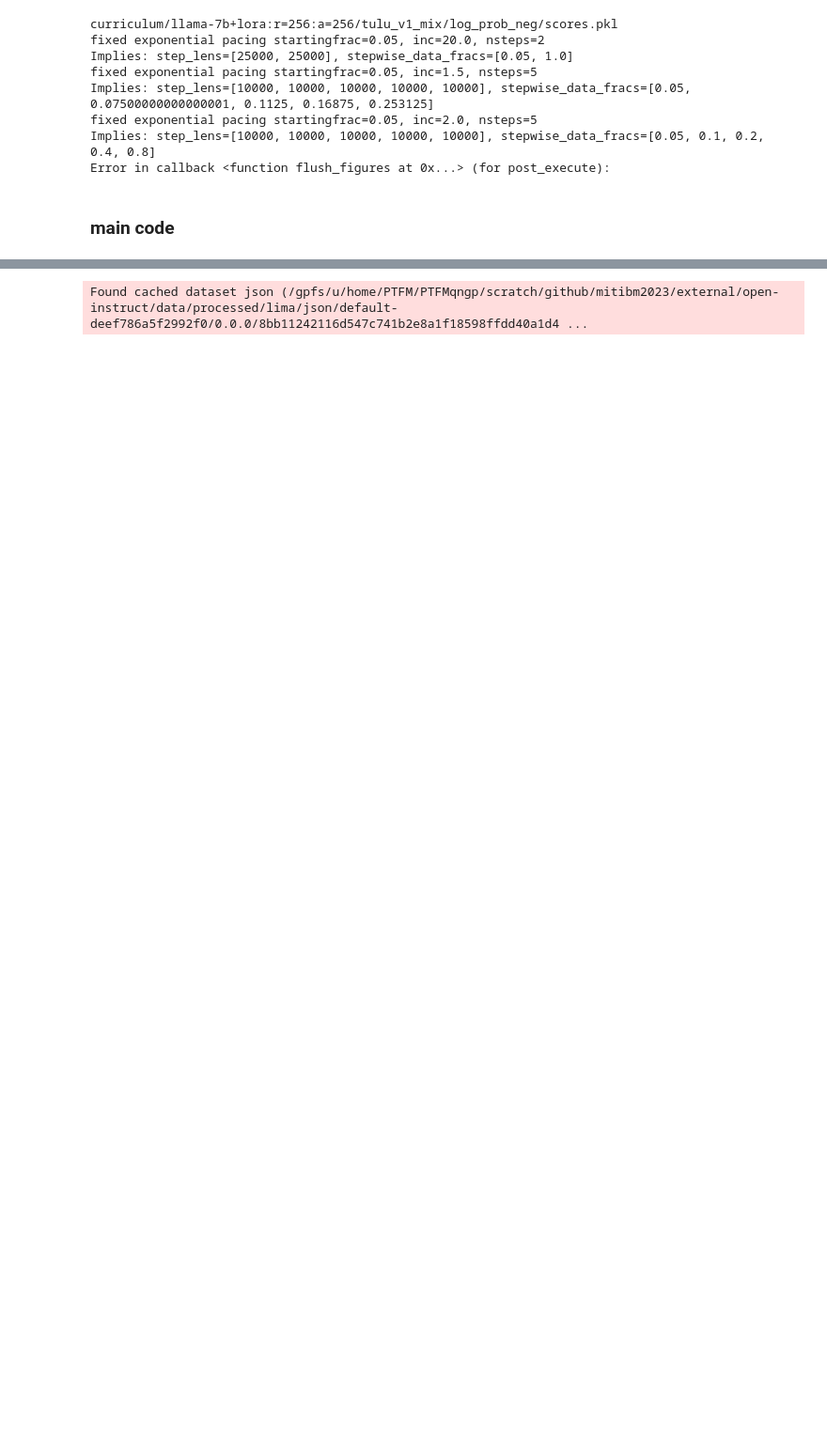
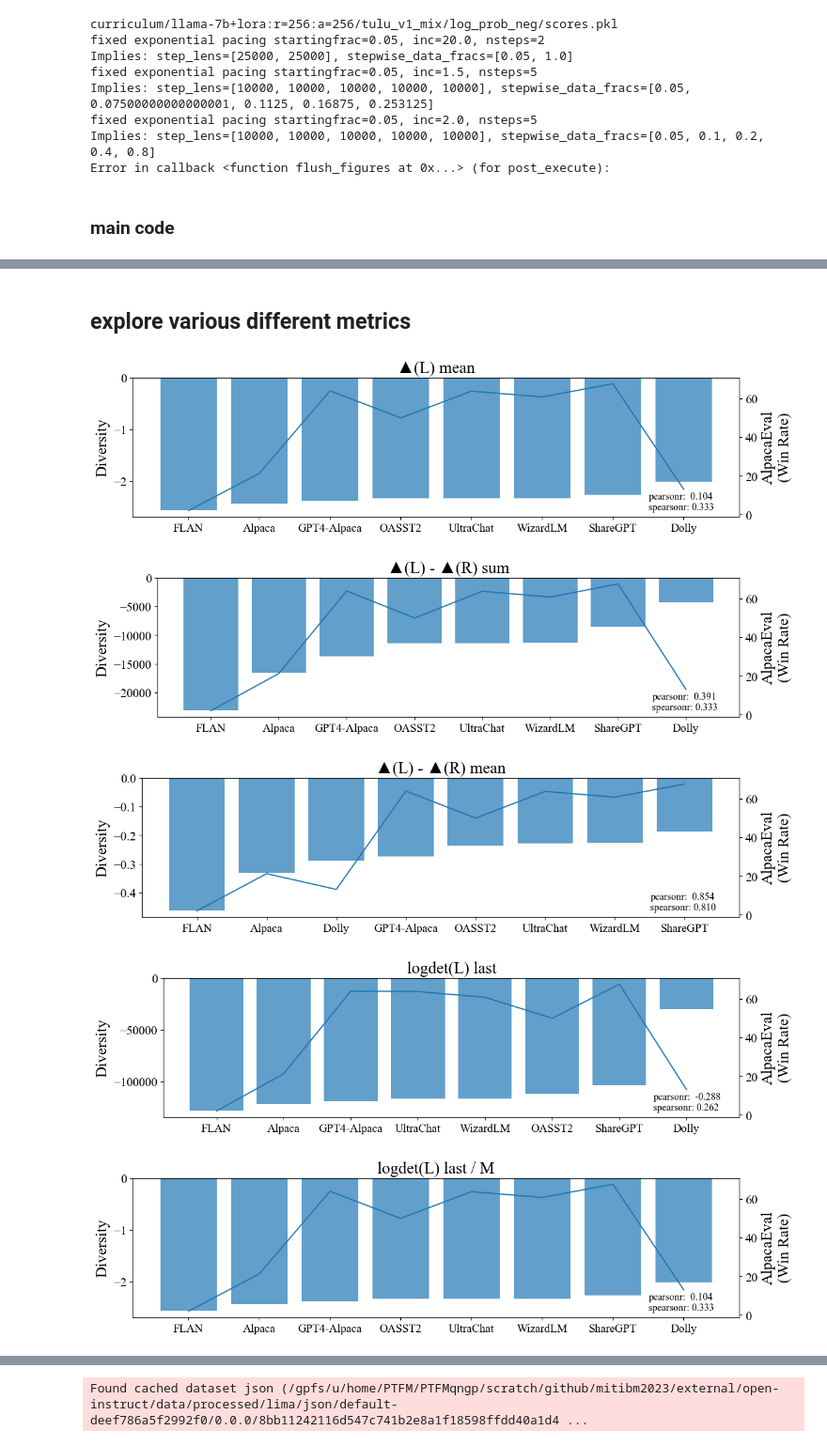
Before and after one commit to tt6746690/open-instruct, a Jupyter notebook: scripts/note_pruning.ipynb, the cells around one changed output, grey strips where cells are left out. Shown at 94% size. Cells and saved outputs as stored; diff of their text form; code cells hidden in the pictures; blank space fills up the shorter version.

```diff
--- a/scripts/note_pruning.ipynb
+++ b/scripts/note_pruning.ipynb
@@ -1186,0 +1278,30 @@ perf_fullfinetune = perf_alpacaeval
+# %% [markdown]
+## explore various different metrics
+# %%
+div_metrics = {
+    '▲(L) mean': {k: v.mean() for k, v in delta.items()},
+    '▲(L) - ▲(R) sum': {k: v.sum() for k, v in delta_diff.items()},
+    '▲(L) - ▲(R) mean': {k: v.mean() for k, v in delta_diff.items()},
+#     'logdet(L) mean': {k: v.mean() for k, v in logdetL.items()}, # does not really makes sense, just take last one to get total volume
+    'logdet(L) last': {k: v[-1] for k, v in logdetL.items()},
+    'logdet(L) last / M': {k: v[-1]/len(v) for k, v in logdetL.items()},
+    'logdet(L)-logdet(R) mean': {k: v.mean() for k, v in logdetL_diff.items()},
+    'logdet(L)-logdet(R) last': {k: v[-1] for k, v in logdetL_diff.items()},
+    'logdet(L)-logdet(R) last / M': {k: v[-1]/len(v) for k, v in logdetL_diff.items()},
+    'logdet(L)-logdet(R) /M mean': {k: np.mean(v/len(v)) for k, v in logdetL_diff.items()},
+}
+
+# div_metrics = {
+#     'logdet(L)-logdet(R) last / M': {k: v[-1]/len(v) for k, v in logdetL_diff.items()},
+# }
+
+for div_name, div in div_metrics.items():
+    div = {k: v for k, v in div.items() if k not in ['Reference']}
+    fig, ax = plt_diversity_and_performance(div, sort_by='div')
+    ax.set_title(div_name)
+# %% [output]
+[figure, added]
+[figure, added]
+[figure, added]
+[figure, added]
+[figure, added]
```
Also changed, not shown: parts of 26 cells of this notebook, 3 other files.
